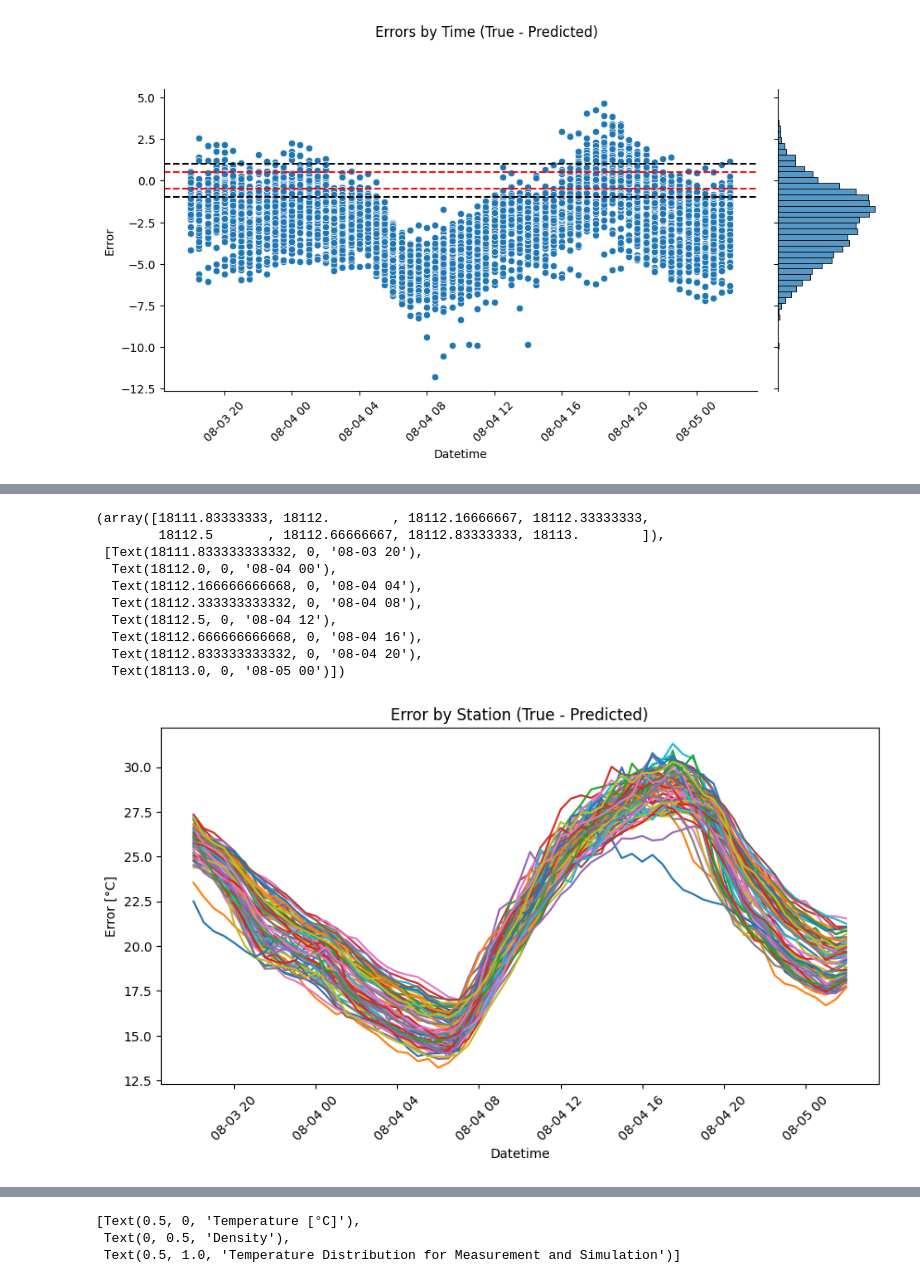
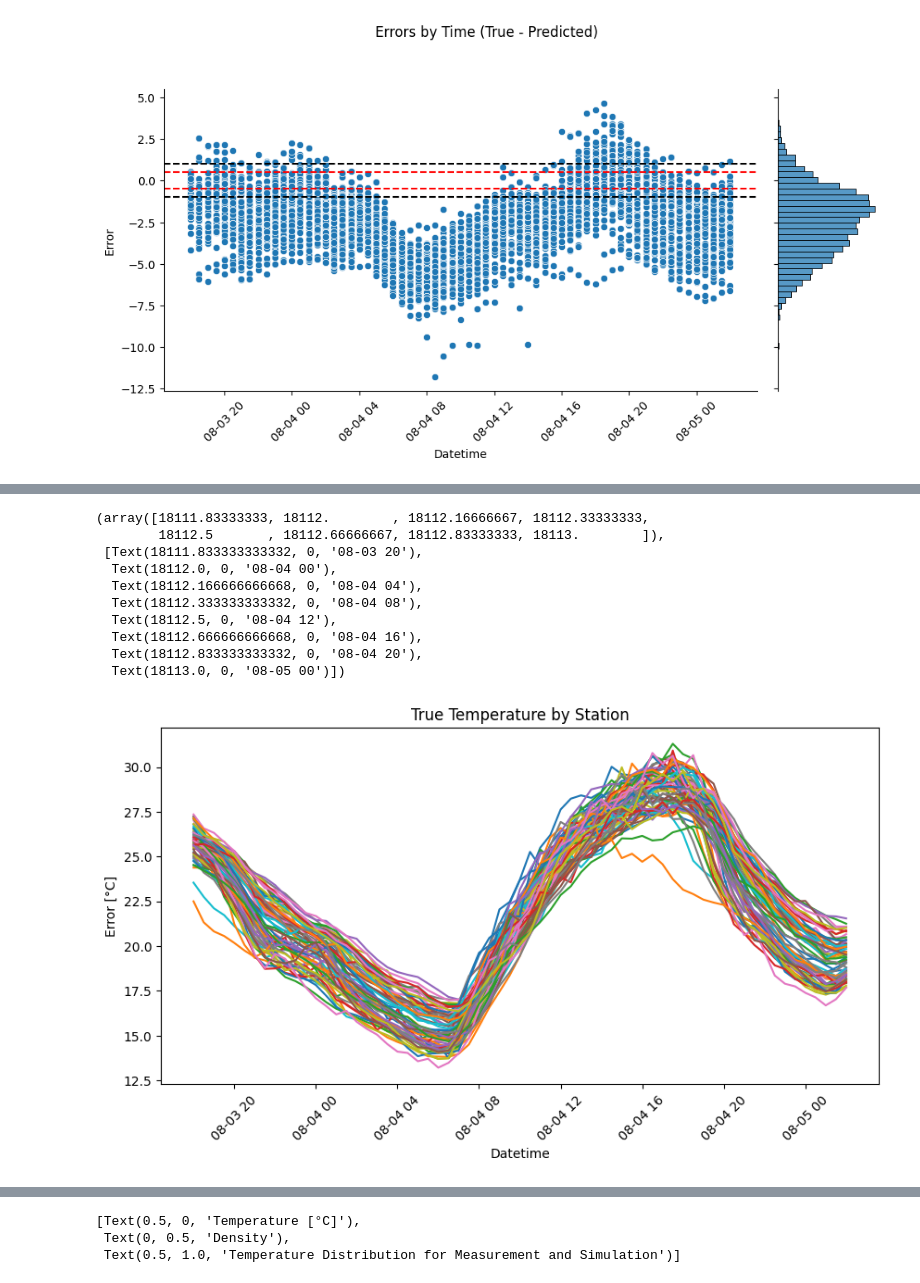
Before and after one commit to ozmanda/meteoblueQRF, a Jupyter notebook: analyses_and_visualisations/training_output_analysis.ipynb, the cells around one changed output, grey strips where cells are left out. Drawn from its saved outputs; the diff is of its cells as text; code cells hidden in the pictures.

```diff
--- a/analyses_and_visualisations/training_output_analysis.ipynb
+++ b/analyses_and_visualisations/training_output_analysis.ipynb
@@ -8,7 +8,7 @@ from matplotlib import pyplot as plt
 # Evaluation of Test Results from Model Training
 Output ``.csv`` files contain all feature variables, the true temperature and a list of the predicted temperatures quantiles ``[5%, 50%, 95%]``. The output does not, however, contain the station names from which the features originate.
 # %%
-outputpath = 'S:/pools/t/T-IDP-Projekte-u-Vorlesungen/Meteoblue/QRF/Data/QRF Testing/mb5t_run3.csv'
+outputpath = 'S:/pools/t/T-IDP-Projekte-u-Vorlesungen/Meteoblue/QRF/Data/QRF Testing/mb5t_run5.csv'
 trainingset = outputpath.split('.csv')[0] + '_trainingset.csv'
 outputfile = pd.read_csv(outputpath, delimiter=',')
 outputfile['datetime'] = pd.to_datetime(outputfile['datetime'])
@@ -414,21 +422,21 @@ plt.xticks(rotation=45)
 # %%
 fig, ax = plt.subplots(figsize=(10, 5))
 for station in station_data['stationid'].unique():
     sns.lineplot(data=station_data[station_data['stationid'] == station], x='datetime', y='True Temperature', errorbar='sd')
-ax.set(xlabel='Datetime', ylabel='Error [°C]', title=f'Error by Station (True - Predicted)')
+ax.set(xlabel='Datetime', ylabel='Error [°C]', title=f'True Temperature by Station')
 plt.xticks(rotation=45)
 # %% [output]
 (array([18111.83333333, 18112.        , 18112.16666667, 18112.33333333,
         18112.5       , 18112.66666667, 18112.83333333, 18113.        ]),
  [Text(18111.833333333332, 0, '08-03 20'),
   Text(18112.0, 0, '08-04 00'),
   Text(18112.166666666668, 0, '08-04 04'),
   Text(18112.333333333332, 0, '08-04 08'),
   Text(18112.5, 0, '08-04 12'),
   Text(18112.666666666668, 0, '08-04 16'),
   Text(18112.833333333332, 0, '08-04 20'),
   Text(18113.0, 0, '08-05 00')])
-[figure, old version]
+[figure, new version]
 # %%
 plt.figure(figsize=(10, 5))
 sns.lineplot(data=station_data, x='datetime', y='True Temperature', label='True Temperature', color='blue', errorbar='sd')
```
Also changed, not shown: parts of 14 cells of this notebook, 1 other file.
